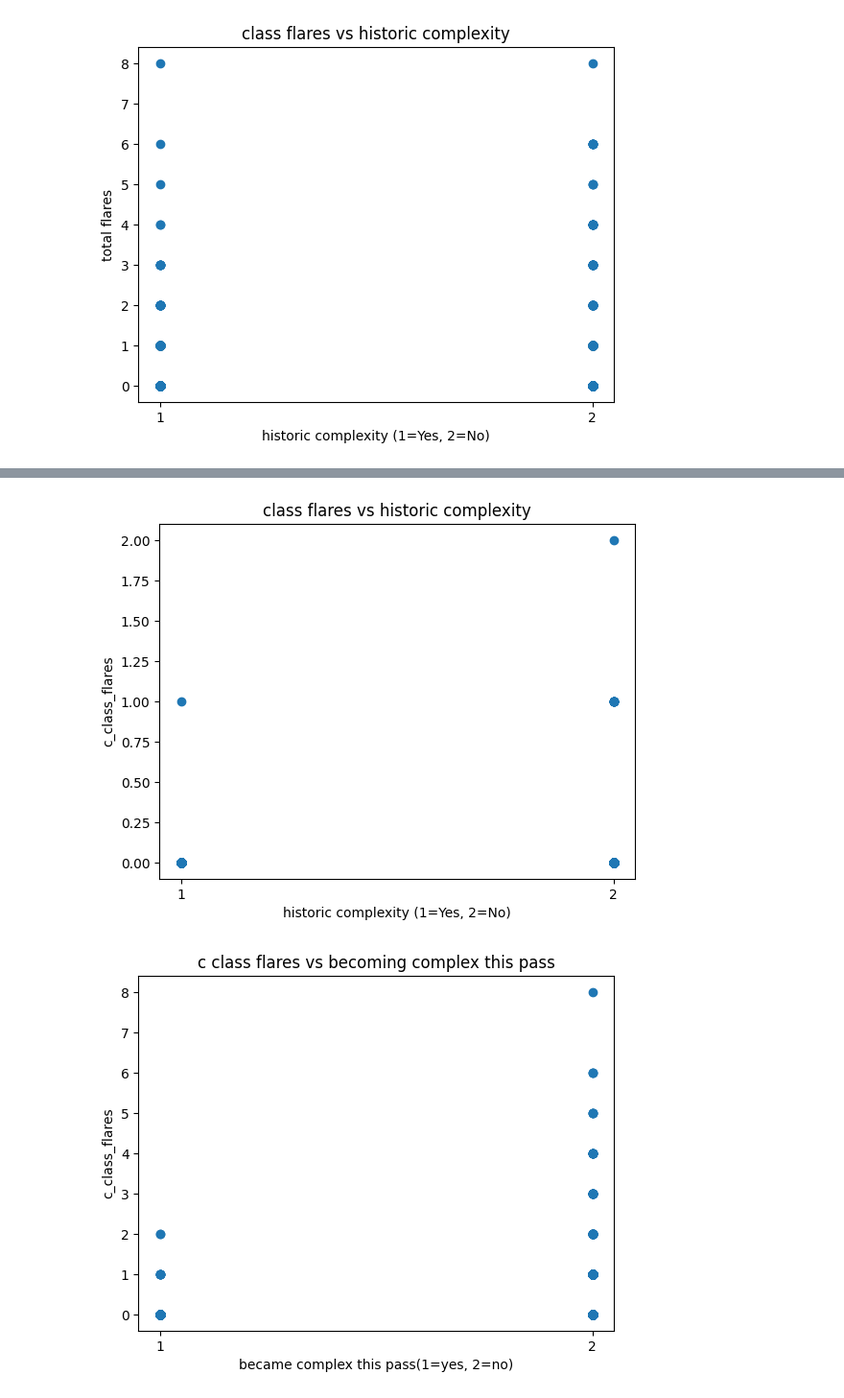
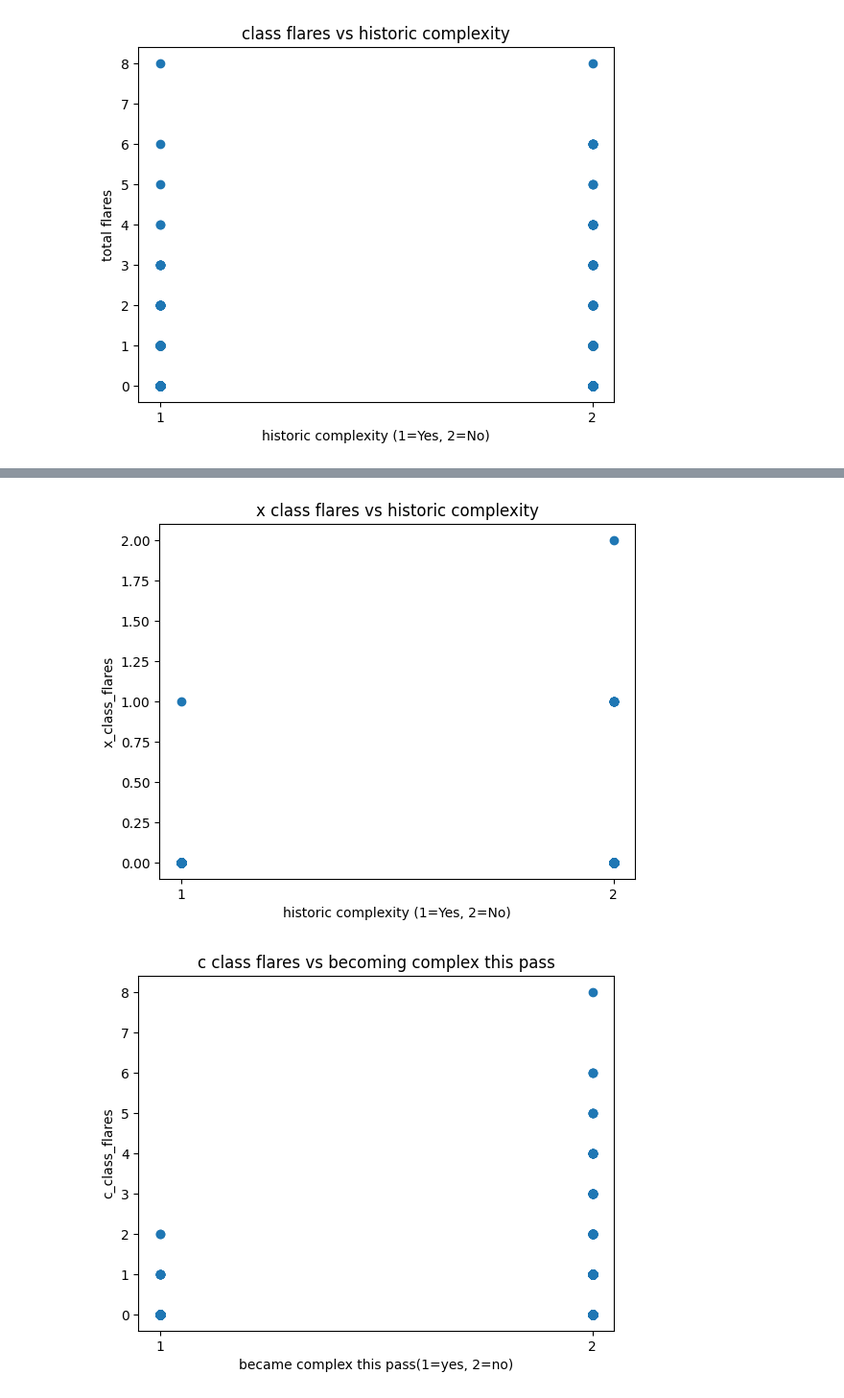
Before and after one commit to nollamae7-spec/DSRSP-Solar-Flares, a Jupyter notebook: DSHRP_Solar_Flares.ipynb, the cells around one changed output, grey strips where cells are left out. Shown at 96% size. Cells and saved outputs as stored; diff of their text form; code cells hidden in the pictures.

```diff
--- a/DSHRP_Solar_Flares.ipynb
+++ b/DSHRP_Solar_Flares.ipynb
@@ -389,13 +360,13 @@ plt.show()
 # %%
 plt.scatter(df["historically_complex"], df["x_class_flares"])
-plt.title("class flares vs historic complexity")
-plt.ylabel("c_class_flares")
+plt.title("x class flares vs historic complexity")
+plt.ylabel("x_class_flares")
 plt.xlabel("historic complexity (1=Yes, 2=No)")
 plt.xticks([1,2])
 
 plt.show()
 # %% [output]
-[figure, old version]
+[figure, new version]
 # %%
 plt.scatter(df["became_complex_this_pass"], df["c_class_flares"])
 plt.title("c class flares vs becoming complex this pass")
```
Also changed, not shown: parts of 15 cells of this notebook.
